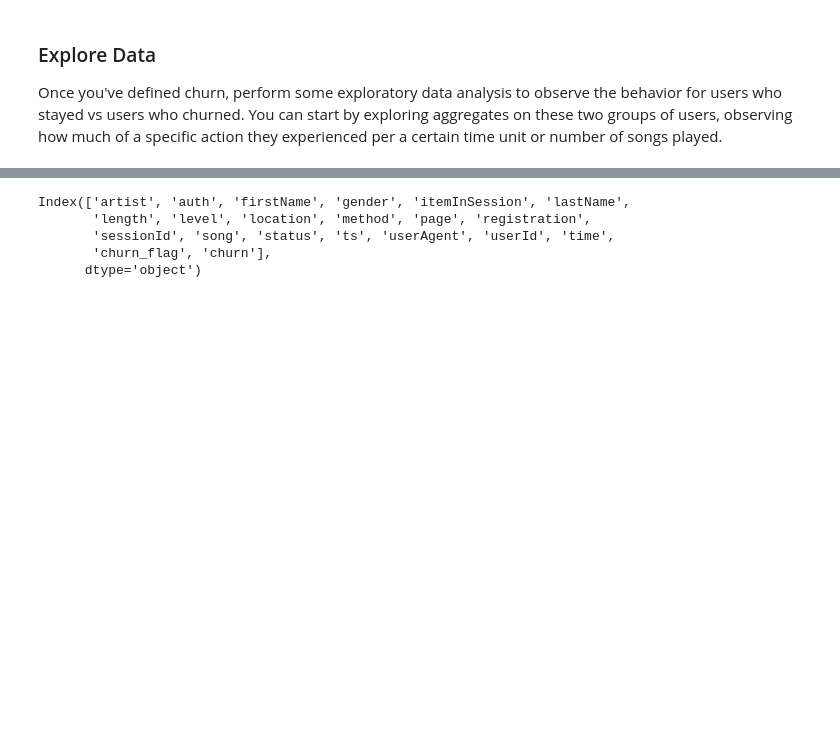
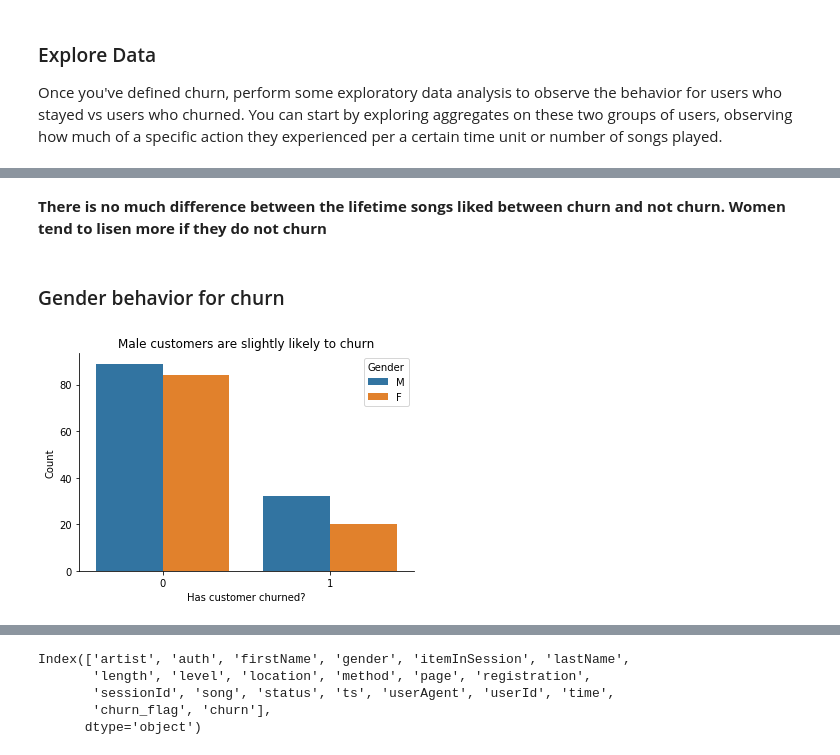
Before and after one commit to pato0301/sparkify_capstone_udacity, a Jupyter notebook: Sparkify.ipynb, the cells around one changed output, grey strips where cells are left out. Saved outputs shown, nothing was run; the diff lists cells and outputs as text; code cells hidden in the pictures; blank space fills up the shorter version.

```diff
--- a/Sparkify.ipynb
+++ b/Sparkify.ipynb
@@ -391,0 +427,16 @@ Once you've defined churn, perform some exploratory data analysis to observe the
+# %% [markdown]
+**There is no much difference between the lifetime songs liked between churn and not churn.**
+**Women tend to lisen more if they do not churn**
+# %% [markdown]
+### Gender behavior for churn
+# %%
+gender_churn_pd = df_cleaned_churn.dropDuplicates(["userId", "gender"]).groupby(["churn", "gender"]).count().sort("churn").toPandas()
+
+ax = sns.barplot(x='churn', y='count', hue='gender', data=gender_churn_pd)
+plt.xlabel('Has customer churned?')
+plt.ylabel('Count')
+plt.legend(title='Gender', loc='best')
+plt.title('Male customers are slightly likely to churn')
+sns.despine(ax=ax);
+# %% [output]
+[figure, added]
```
Also changed, not shown: parts of 52 cells of this notebook.
